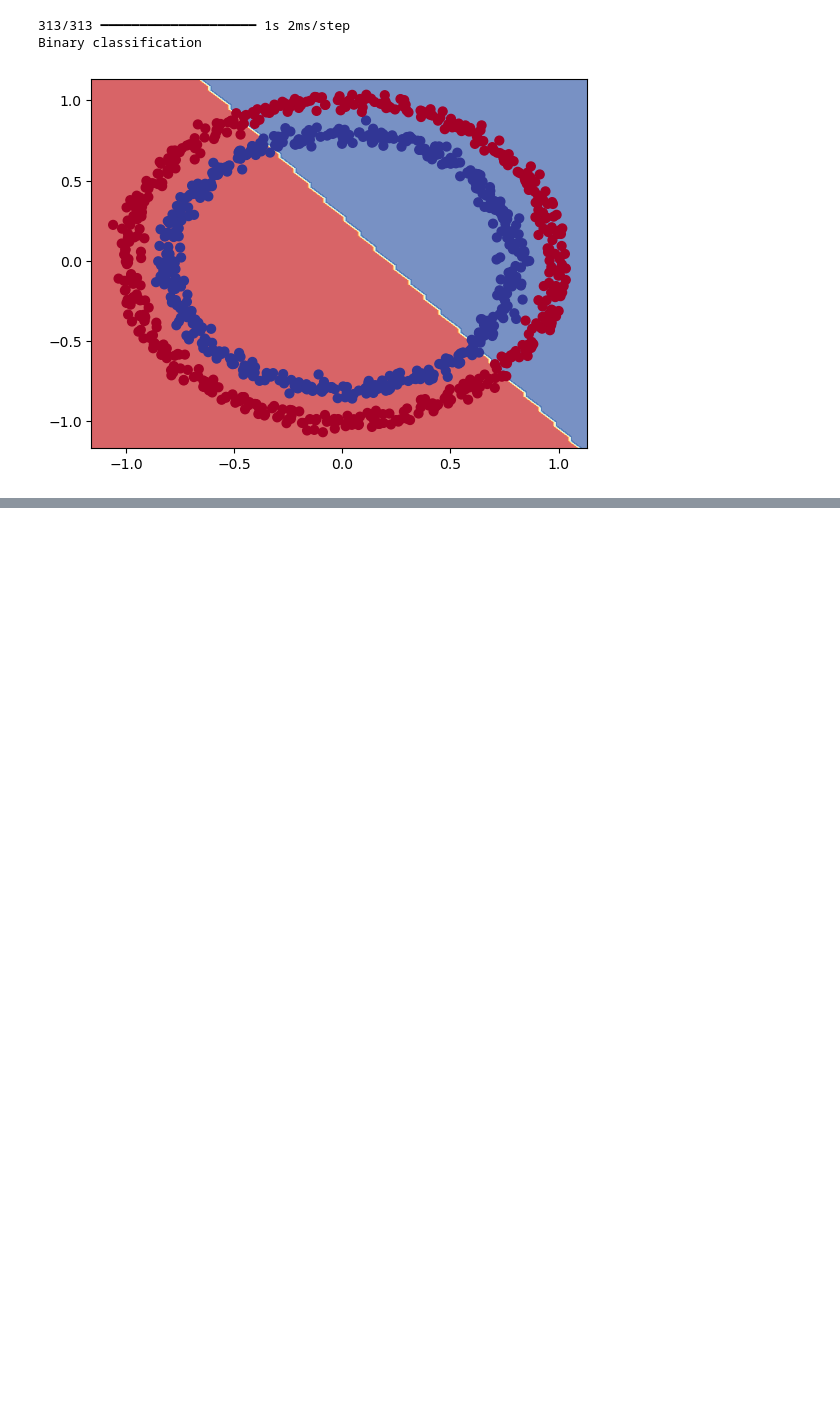
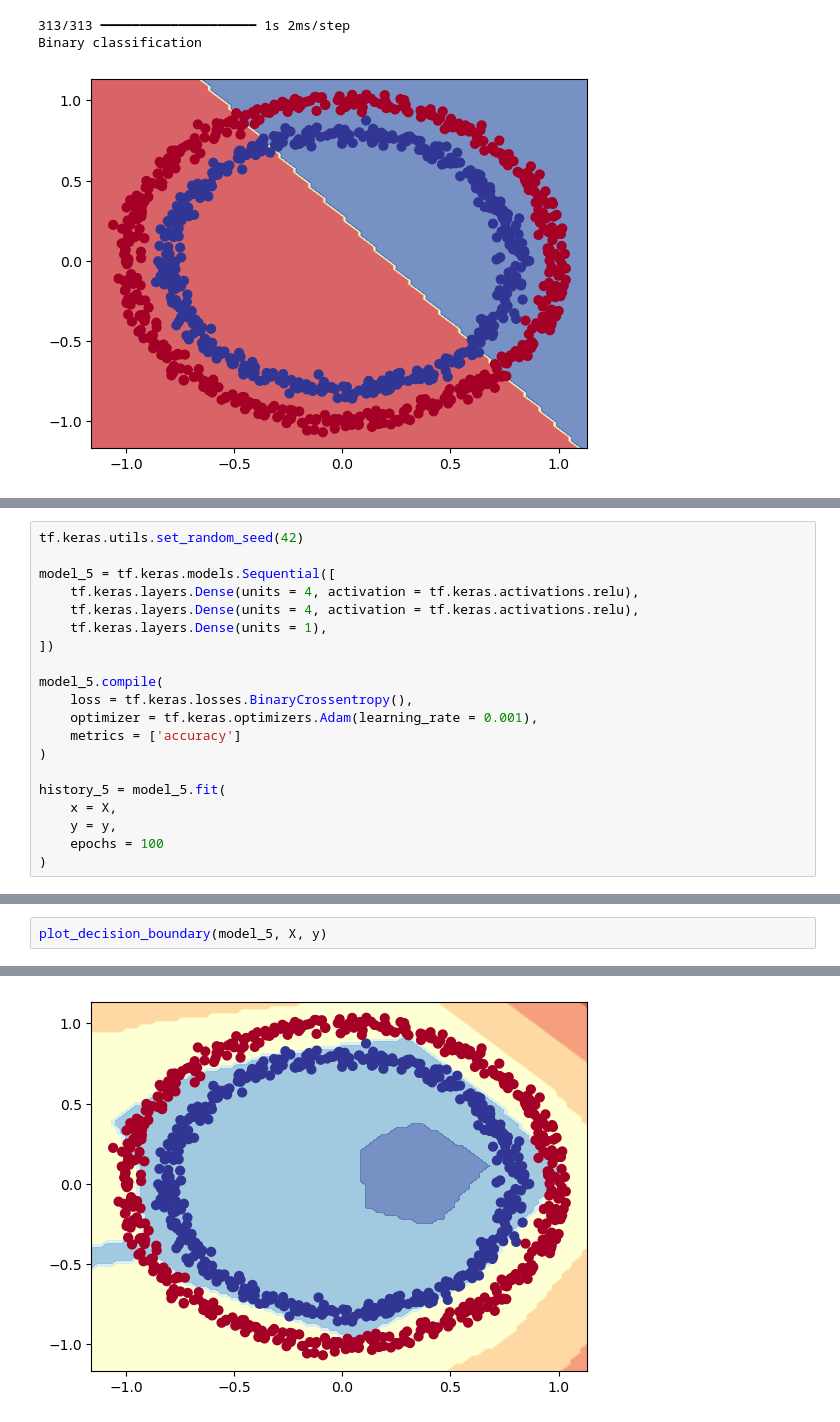
Before and after one commit to alchemistbg/udemy-tensorflow-developer-certificate-bootcamp, a Jupyter notebook: Section-04/Classification_with_tensorflow.ipynb, the cells around one changed output, grey strips where cells are left out. Drawn from its saved outputs; the diff is of its cells as text; blank space fills up the shorter version.

```diff
--- a/Section-04/Classification_with_tensorflow.ipynb
+++ b/Section-04/Classification_with_tensorflow.ipynb
@@ -279,0 +394,20 @@ Binary classification
+# %%
+tf.keras.utils.set_random_seed(42)
+
+model_5 = tf.keras.models.Sequential([
+    tf.keras.layers.Dense(units = 4, activation = tf.keras.activations.relu),
+    tf.keras.layers.Dense(units = 4, activation = tf.keras.activations.relu),
+    tf.keras.layers.Dense(units = 1),
+])
+
+model_5.compile(
+    loss = tf.keras.losses.BinaryCrossentropy(),
+    optimizer = tf.keras.optimizers.Adam(learning_rate = 0.001),
+    metrics = ['accuracy']
+)
+
+history_5 = model_5.fit(
+    x = X,
+    y = y,
+    epochs = 100
+)
@@ -279,0 +437,3 @@ Binary classification
+# %%
+plot_decision_boundary(model_5, X, y)
+# %% [output]
@@ -279,0 +442 @@ Binary classification
+[figure, added]
```
Also changed, not shown: parts of 20 cells of this notebook.
